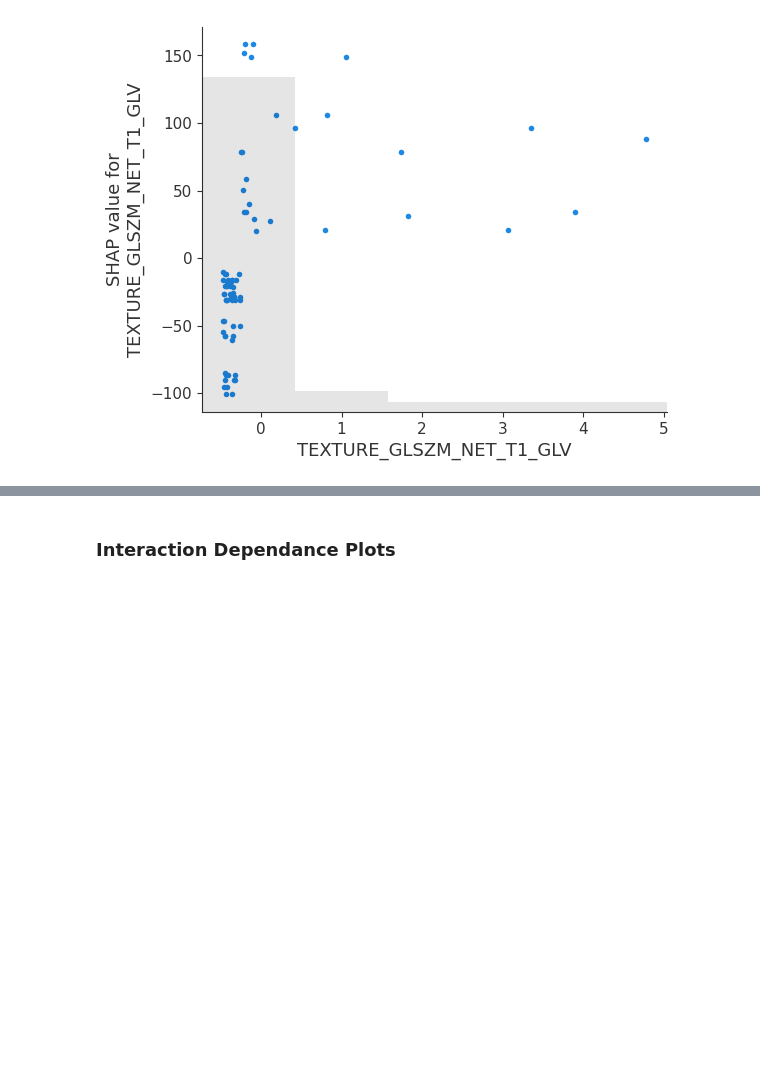
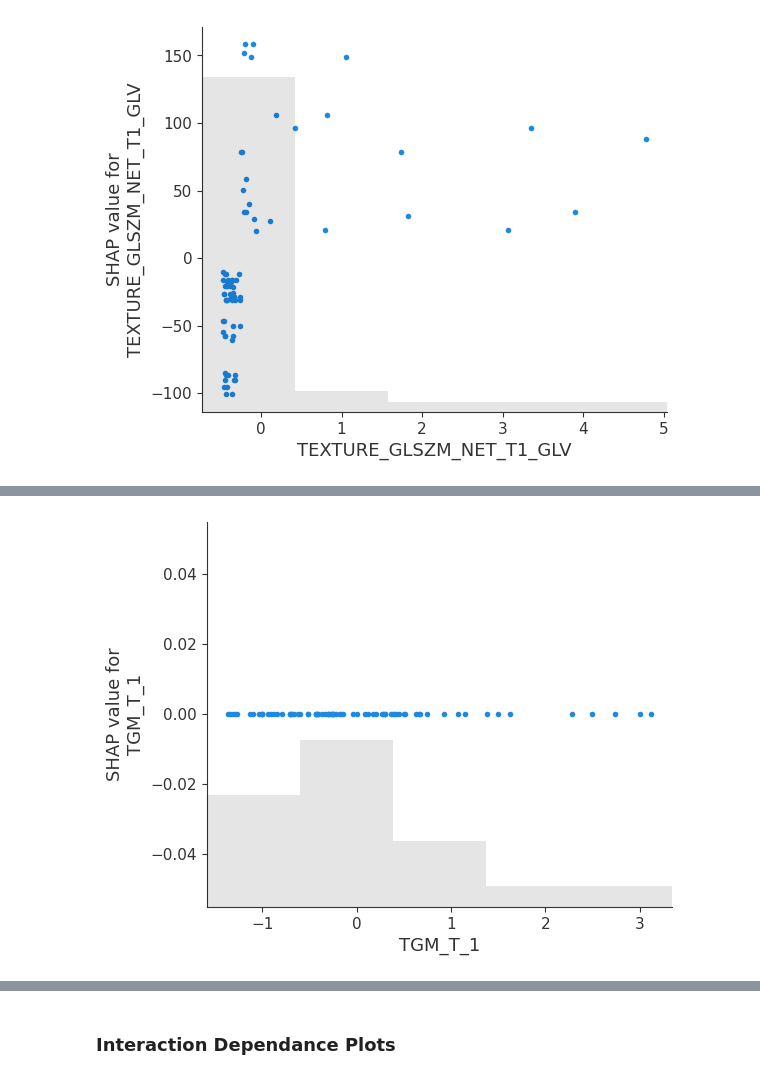
Before and after one commit to hansa31/GBM-analysis, a Jupyter notebook: Models_regression.ipynb, the cells around one changed output, grey strips where cells are left out. Cells and saved outputs as stored; diff of their text form; code cells hidden in the pictures; blank space fills up the shorter version.

```diff
--- a/Models_regression.ipynb
+++ b/Models_regression.ipynb
@@ -602,0 +615,4 @@ shap.plots.scatter(shap_values[:,"TEXTURE_GLSZM_NET_T1_GLV"])
+# %%
+shap.plots.scatter(shap_values[:,"TGM_T_1"])
+# %% [output]
+[figure, added]
```
Also changed, not shown: parts of 53 cells of this notebook.
